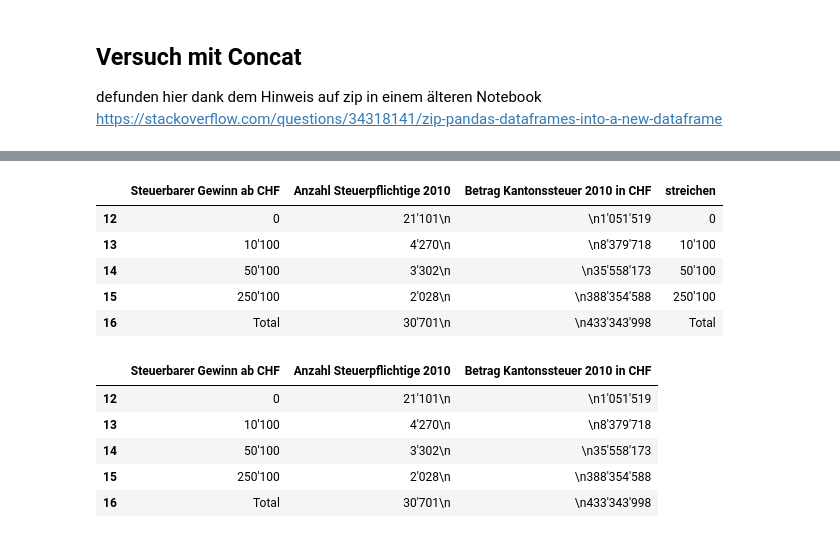
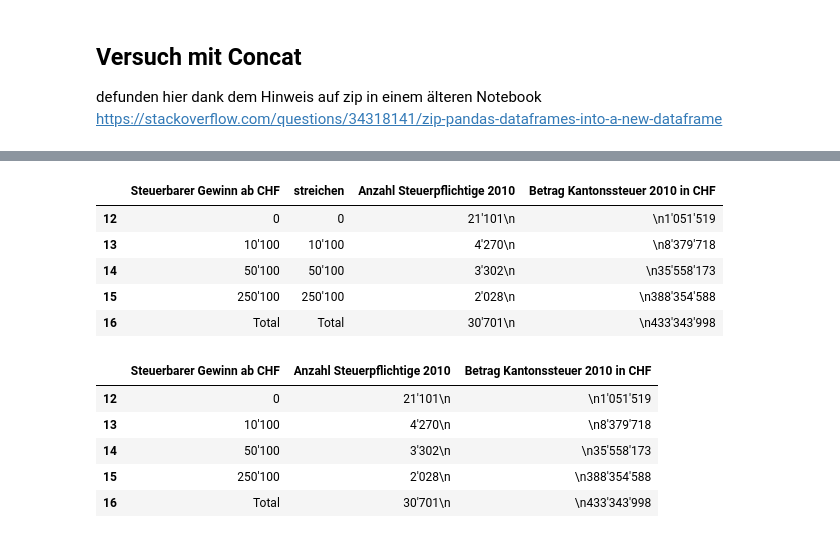
Before and after one commit to sandrarutschi/cas-ddj, a Jupyter notebook: Meine Projekte/Abschlussarbeit/n rausputzen aus den Jahren 2010 bis 2017.ipynb, the cells around one changed output, grey strips where cells are left out. Cells and saved outputs as stored; diff of their text form; code cells hidden in the pictures.

```diff
--- a/Meine Projekte/Abschlussarbeit/n rausputzen aus den Jahren 2010 bis 2017.ipynb
+++ b/Meine Projekte/Abschlussarbeit/n rausputzen aus den Jahren 2010 bis 2017.ipynb
@@ -156,16 +171,15 @@ Firmen_2010_neu
 # %%
 #headers setzen
-headers = ['Steuerbarer Gewinn ab CHF', 'Anzahl Steuerpflichtige 2010', 'Betrag Kantonssteuer 2010 in CHF',
-           'streichen']
+headers = ['Steuerbarer Gewinn ab CHF', 'streichen', 'Anzahl Steuerpflichtige 2010', 'Betrag Kantonssteuer 2010 in CHF']
 Firmen_2010_neu.columns = headers
 Firmen_2010_neu
 # %% [output]
-|  | Steuerbarer Gewinn ab CHF | Anzahl Steuerpflichtige 2010 | Betrag Kantonssteuer 2010 in CHF | streichen |
-| 12 | 0 | 21'101\n | \n1'051'519 | 0 |
-| 13 | 10'100 | 4'270\n | \n8'379'718 | 10'100 |
-| 14 | 50'100 | 3'302\n | \n35'558'173 | 50'100 |
-| 15 | 250'100 | 2'028\n | \n388'354'588 | 250'100 |
-| 16 | Total | 30'701\n | \n433'343'998 | Total |
+|  | Steuerbarer Gewinn ab CHF | streichen | Anzahl Steuerpflichtige 2010 | Betrag Kantonssteuer 2010 in CHF |
+| 12 | 0 | 0 | 21'101\n | \n1'051'519 |
+| 13 | 10'100 | 10'100 | 4'270\n | \n8'379'718 |
+| 14 | 50'100 | 50'100 | 3'302\n | \n35'558'173 |
+| 15 | 250'100 | 250'100 | 2'028\n | \n388'354'588 |
+| 16 | Total | Total | 30'701\n | \n433'343'998 |
 # %%
 del Firmen_2010_neu['streichen']
 Firmen_2010_neu
```
Also changed, not shown: parts of 19 cells of this notebook, 6 other files.
